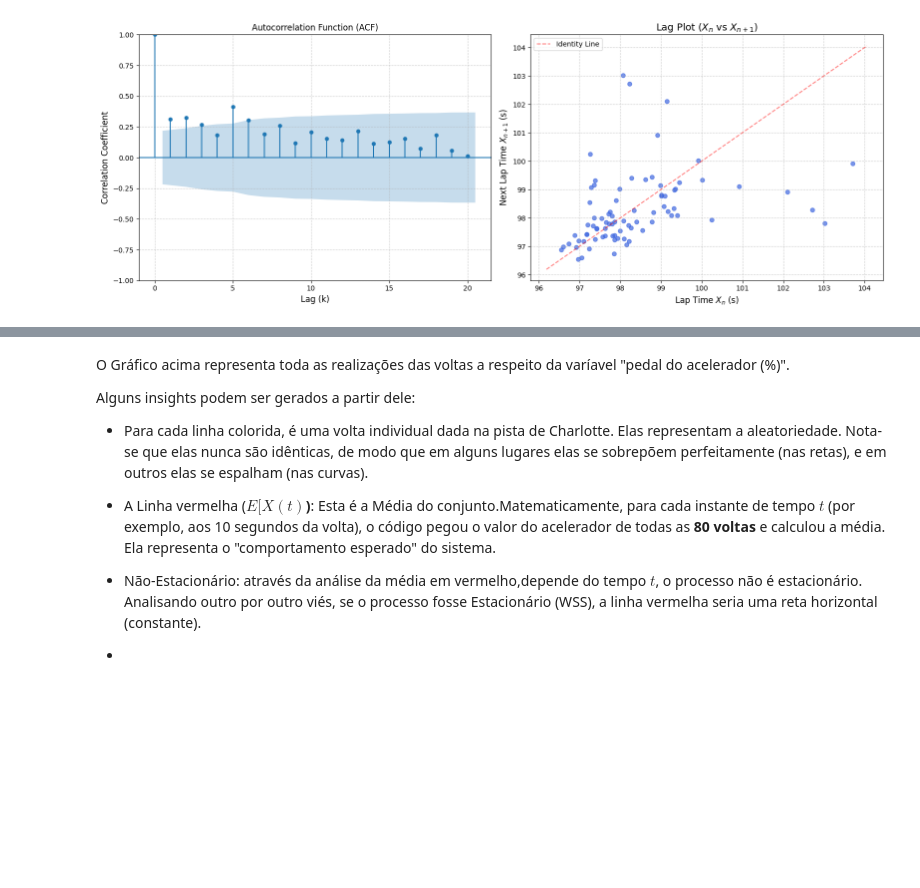
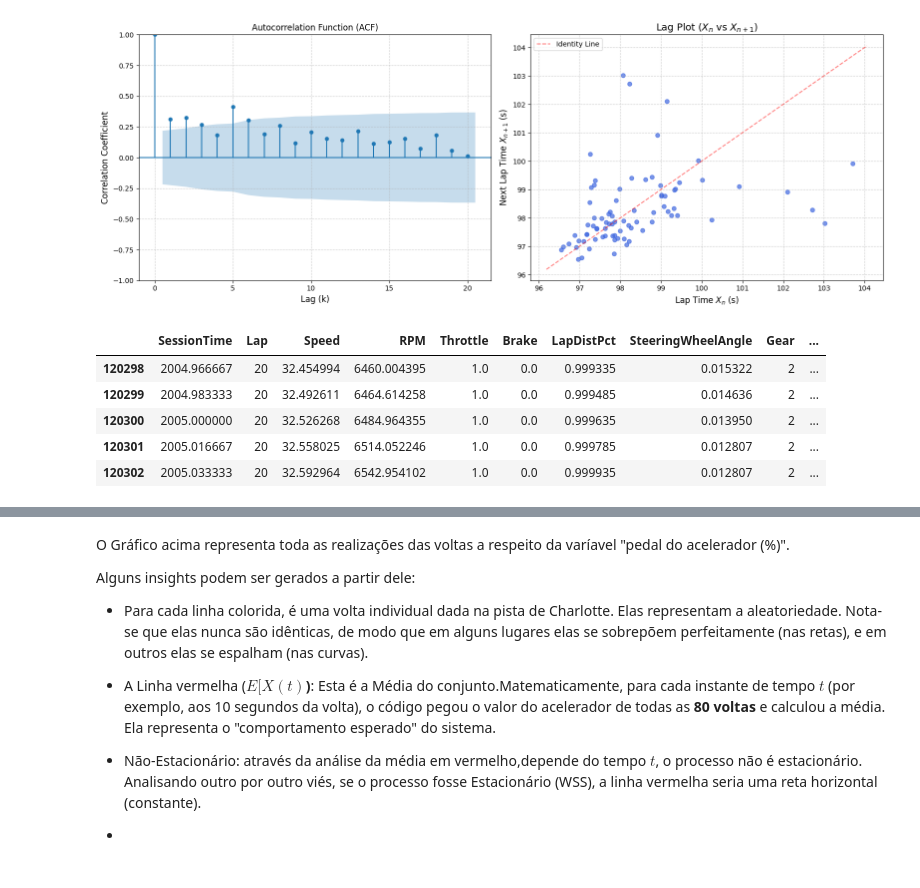
Before and after one commit to TomazFilgueira/PPGEEC2317---SISTEMAS-PROBABIL-STICOS, a Jupyter notebook: processos_estocasticos/simracing_processos_estocasticos.ipynb, the cells around one changed output, grey strips where cells are left out. Drawn from its saved outputs; the diff is of its cells as text; code cells hidden in the pictures; blank space fills up the shorter version.

```diff
--- a/processos_estocasticos/simracing_processos_estocasticos.ipynb
+++ b/processos_estocasticos/simracing_processos_estocasticos.ipynb
@@ -779,0 +787,16 @@ if not lap_data.empty:
+# %%
+# 1. Selecionar o intervalo de voltas (Volta 3 até 20)
+start_lap = 3
+end_lap = 20
+
+# Opção B: Usando o método .between() (Mais limpo)
+lap_data = df[df['Lap'].between(start_lap, end_lap)].copy()
+lap_data.head()
+lap_data.tail()
+# %% [output]
+|  | SessionTime | Lap | Speed | RPM | Throttle | Brake | LapDistPct | SteeringWheelAngle | Gear | ... |
+| 120298 | 2004.966667 | 20 | 32.454994 | 6460.004395 | 1.0 | 0.0 | 0.999335 | 0.015322 | 2 | ... |
+| 120299 | 2004.983333 | 20 | 32.492611 | 6464.614258 | 1.0 | 0.0 | 0.999485 | 0.014636 | 2 | ... |
+| 120300 | 2005.000000 | 20 | 32.526268 | 6484.964355 | 1.0 | 0.0 | 0.999635 | 0.013950 | 2 | ... |
+| 120301 | 2005.016667 | 20 | 32.558025 | 6514.052246 | 1.0 | 0.0 | 0.999785 | 0.012807 | 2 | ... |
+| 120302 | 2005.033333 | 20 | 32.592964 | 6542.954102 | 1.0 | 0.0 | 0.999935 | 0.012807 | 2 | ... |
```
Also changed, not shown: parts of 10 cells of this notebook.
